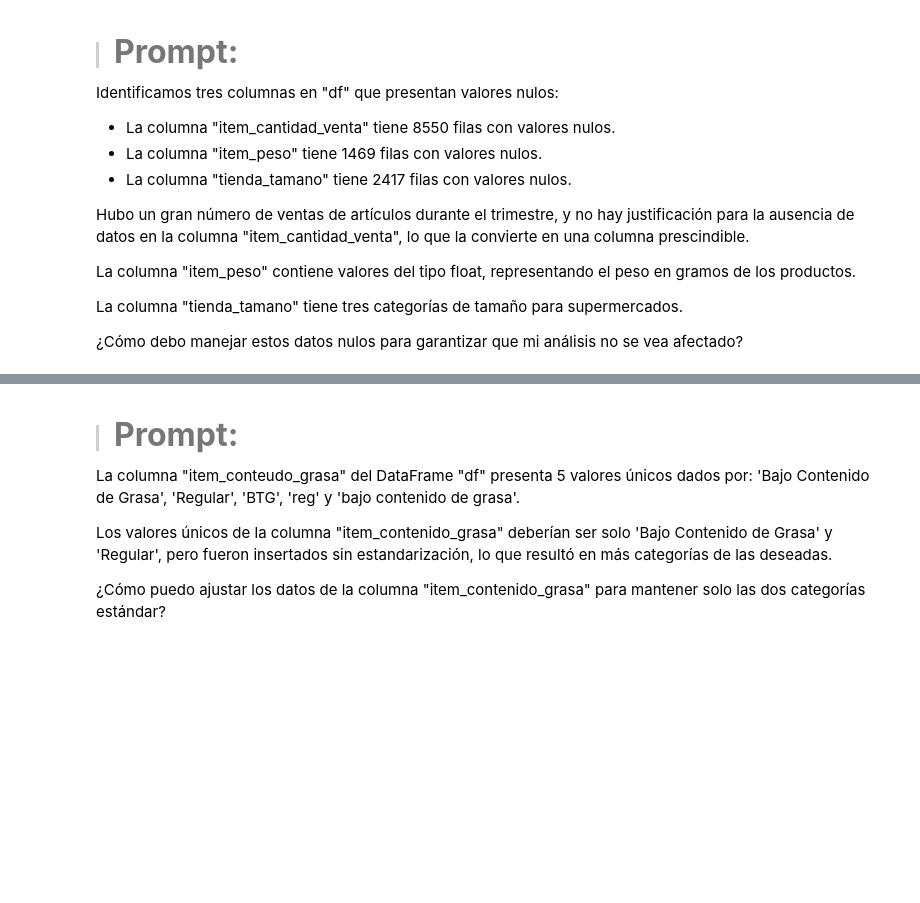
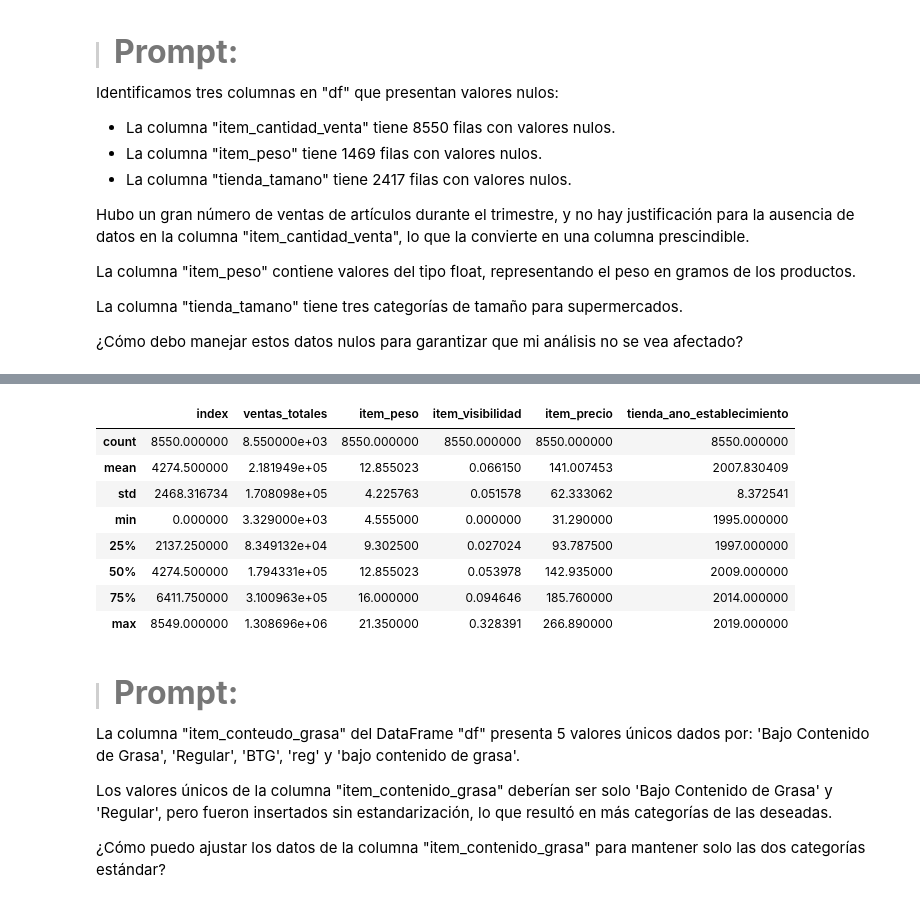
Before and after one commit to Mjdiazri/Code7Days, a Jupyter notebook: Utilizando_chatgpt_como_asistente.ipynb, the cells around one changed output, grey strips where cells are left out. Cells and saved outputs as stored; diff of their text form; code cells hidden in the pictures; blank space fills up the shorter version.

```diff
--- a/Utilizando_chatgpt_como_asistente.ipynb
+++ b/Utilizando_chatgpt_como_asistente.ipynb
@@ -265,0 +274,4 @@ El objetivo es analizar los datos en "df" para medir el desempeño de una empres
+# %%
+#En caso que aparecieran duplicados se pueden eliminar con
+
+df = df.drop_duplicates()
@@ -280,3 +296,15 @@ La columna "item_peso" contiene valores del tipo float, representando el peso en
 La columna "tienda_tamano" tiene tres categorías de tamaño para supermercados.
 
 ¿Cómo debo manejar estos datos nulos para garantizar que mi análisis no se vea afectado?
+# %%
+# Ya que la columna item_cantidad_venta tiene todos los valores nulos, se elimina
+df = df.drop(columns=['item_cantidad_venta'])
+# %%
+#Se define rellenar los valores nulos de item_peso con el promedio
+
+#Opcion 1_mas eficiente: df['item_peso'].fillna(df['item_peso'].mean(), inplace=True)
+#Opecion 2_menos eficiente_mejor para principiantes:
+df['item_peso'] = df['item_peso'].fillna(df['item_peso'].mean())
+# %%
+#Se opta por rellenar los valores nulos de tienda_tamano con la palabra "desconocido"
+df['tienda_tamano'] = df['tienda_tamano'].fillna('Desconocido')
@@ -283,3 +331,15 @@ La columna "tienda_tamano" tiene tres categorías de tamaño para supermercados.
+# %%
+df.describe()
+# %% [output]
+|  | index | ventas_totales | item_peso | item_visibilidad | item_precio | tienda_ano_establecimiento |
+| count | 8550.000000 | 8.550000e+03 | 8550.000000 | 8550.000000 | 8550.000000 | 8550.000000 |
+| mean | 4274.500000 | 2.181949e+05 | 12.855023 | 0.066150 | 141.007453 | 2007.830409 |
+| std | 2468.316734 | 1.708098e+05 | 4.225763 | 0.051578 | 62.333062 | 8.372541 |
+| min | 0.000000 | 3.329000e+03 | 4.555000 | 0.000000 | 31.290000 | 1995.000000 |
+| 25% | 2137.250000 | 8.349132e+04 | 9.302500 | 0.027024 | 93.787500 | 1997.000000 |
+| 50% | 4274.500000 | 1.794331e+05 | 12.855023 | 0.053978 | 142.935000 | 2009.000000 |
+| 75% | 6411.750000 | 3.100963e+05 | 16.000000 | 0.094646 | 185.760000 | 2014.000000 |
+| max | 8549.000000 | 1.308696e+06 | 21.350000 | 0.328391 | 266.890000 | 2019.000000 |
 # %% [markdown]
 > #### <strong><font color="7b71ff" size =6>Prompt:</font></strong>
 
```
Also changed, not shown: parts of 10 cells of this notebook.
